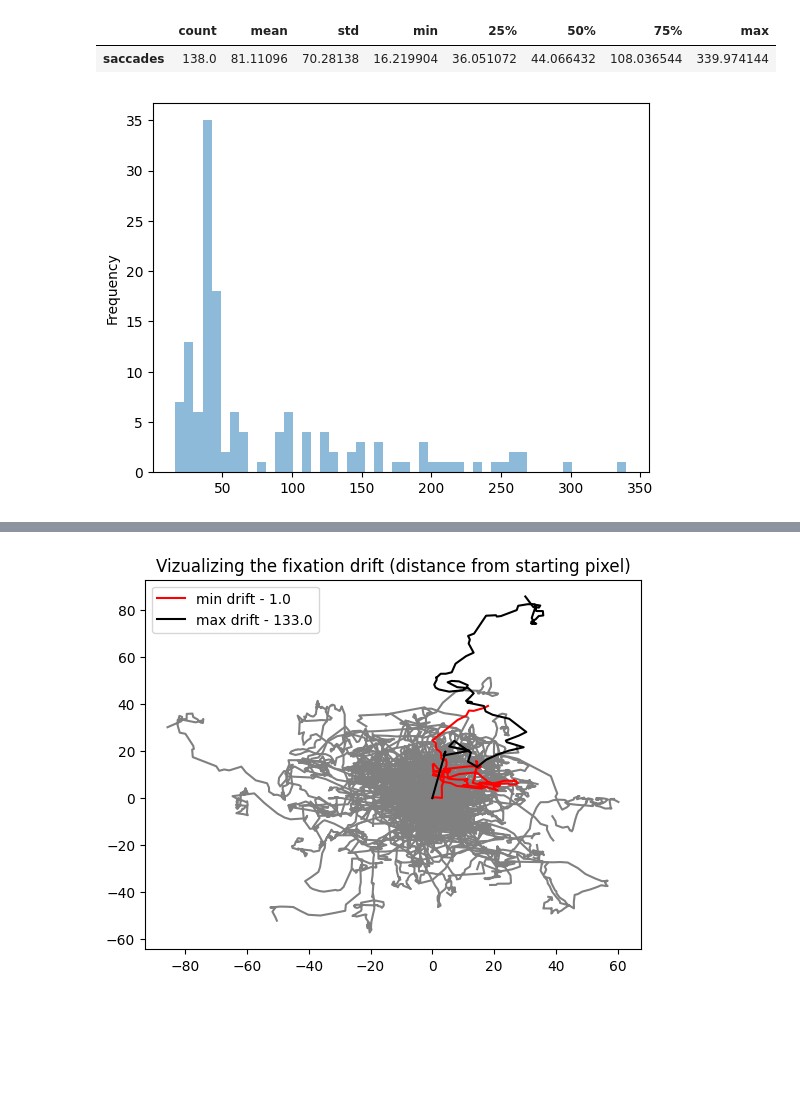
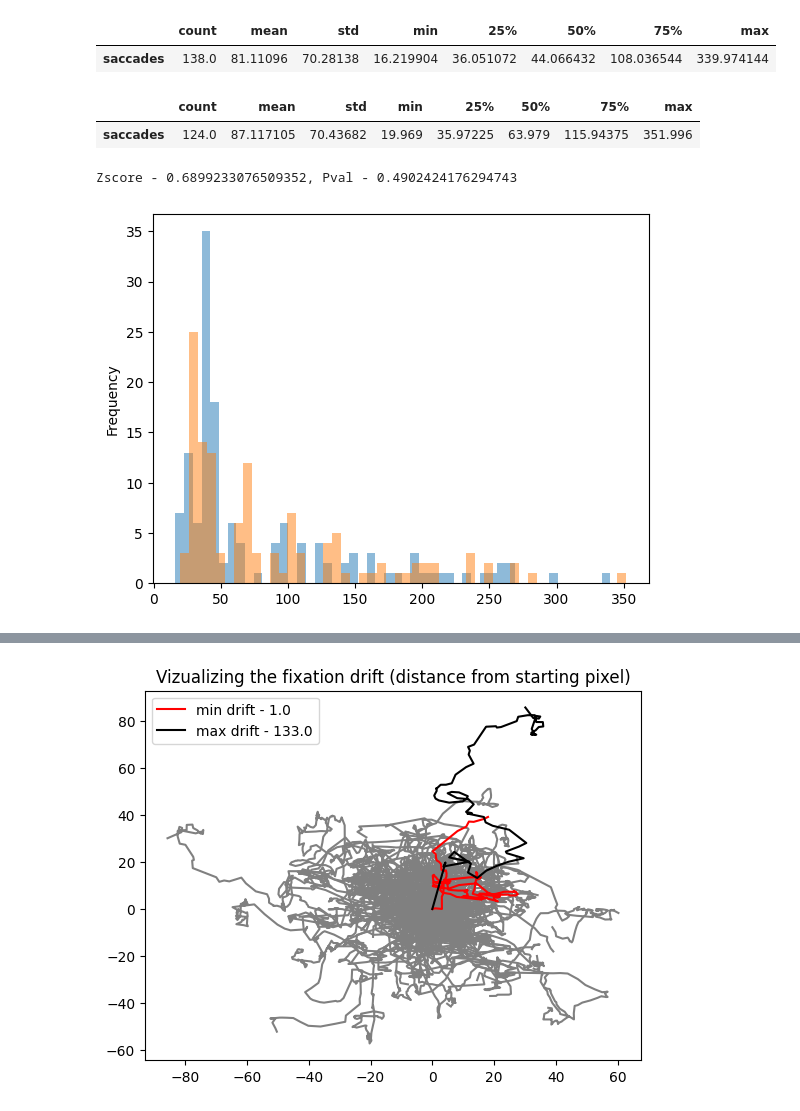
Before and after one commit to nogibjj/Tracking-Gazes-on-Museum-Pieces-Data-Plus, a Jupyter notebook: heatmap_qc.ipynb, the cells around one changed output, grey strips where cells are left out. Drawn from its saved outputs; the diff is of its cells as text; code cells hidden in the pictures; blank space fills up the shorter version.

```diff
--- a/heatmap_qc.ipynb
+++ b/heatmap_qc.ipynb
@@ -32,0 +44,23 @@ for index, row in df.iterrows():
+# %%
+updated_df = pd.read_csv(f'heatmap/output/updated_gaze_{participant}.csv')
+display(updated_df.head())
+
+"""
+Pre-processing
+"""
+updated_df['shifted_timestamp'] = updated_df['timestamp [ns]'].shift(-1)
+updated_df['row_duration'] = (updated_df['shifted_timestamp'] - updated_df['timestamp [ns]'])
+updated_df['saccade id'] = None
+
+for index, row in updated_df.iterrows():
+    if index == 0:
+        continue
+
+    if row['fixation id'] != row['fixation id']: #NaN for missing values
+        # get prev fixation id value
+        if updated_df['fixation id'][index-1] == updated_df['fixation id'][index-1]:
+            updated_df.loc[index, 'saccade id'] = updated_df['fixation id'][index-1]
+        else:
+            updated_df.loc[index, 'saccade id'] = updated_df['saccade id'][index-1]
+
+display(updated_df.head())
@@ -32,0 +80,5 @@ for index, row in df.iterrows():
+# %%
+updated_df['ref_x_pixel_diff'] = updated_df['ref_x_pixel'] - updated_df['gaze x [px]']
+updated_df['ref_y_pixel_diff'] = updated_df['ref_y_pixel'] - updated_df['gaze y [px]']
+
+updated_df[['ref_x_pixel_diff', 'ref_y_pixel_diff']].describe()
@@ -56,15 +141,26 @@ ax = fixation_duration_ms['row_duration'].plot.hist(bins=50, alpha=0.5)
 # %%
 """
 Saccade Analysis - Duration (ms)
 """
-saccade_duration_ms = df.groupby('saccade id').sum().reset_index()
-saccade_duration_ms = saccade_duration_ms[['saccade id', 'row_duration']]
-display(saccade_duration_ms[['row_duration']].describe().rename(columns={"row_duration":'saccades'}).T)
-ax = saccade_duration_ms['row_duration'].plot.hist(bins=50, alpha=0.5)
+orig_saccade = orig_df.groupby('saccade id').sum().reset_index()
+orig_saccade = orig_saccade[['saccade id', 'row_duration']]
+display(orig_saccade[['row_duration']].describe().rename(columns={"row_duration":'saccades'}).T)
+ax = orig_saccade['row_duration'].plot.hist(bins=50, alpha=0.5)
+
+updated_saccade = updated_df.groupby('saccade id').sum().reset_index()
+updated_saccade = updated_saccade[['saccade id', 'row_duration']]
+display(updated_saccade[['row_duration']].describe().rename(columns={"row_duration":'saccades'}).T)
+ax = updated_saccade['row_duration'].plot.hist(bins=50, alpha=0.5)
+
+zscore, pval = ztest(updated_saccade['row_duration'], orig_saccade['row_duration'])
+print(f'Zscore - {zscore}, Pval - {pval}')
 # %% [output]
 |  | count | mean | std | min | 25% | 50% | 75% | max |
 | saccades | 138.0 | 81.11096 | 70.28138 | 16.219904 | 36.051072 | 44.066432 | 108.036544 | 339.974144 |
+|  | count | mean | std | min | 25% | 50% | 75% | max |
+| saccades | 124.0 | 87.117105 | 70.43682 | 19.969 | 35.97225 | 63.979 | 115.94375 | 351.996 |
+Zscore - 0.6899233076509352, Pval - 0.4902424176294743
-[figure, old version]
+[figure, new version]
 # %%
 """
 Fixation Analysis - Amplitude
```
Also changed, not shown: parts of 6 cells of this notebook, 23 other files.
